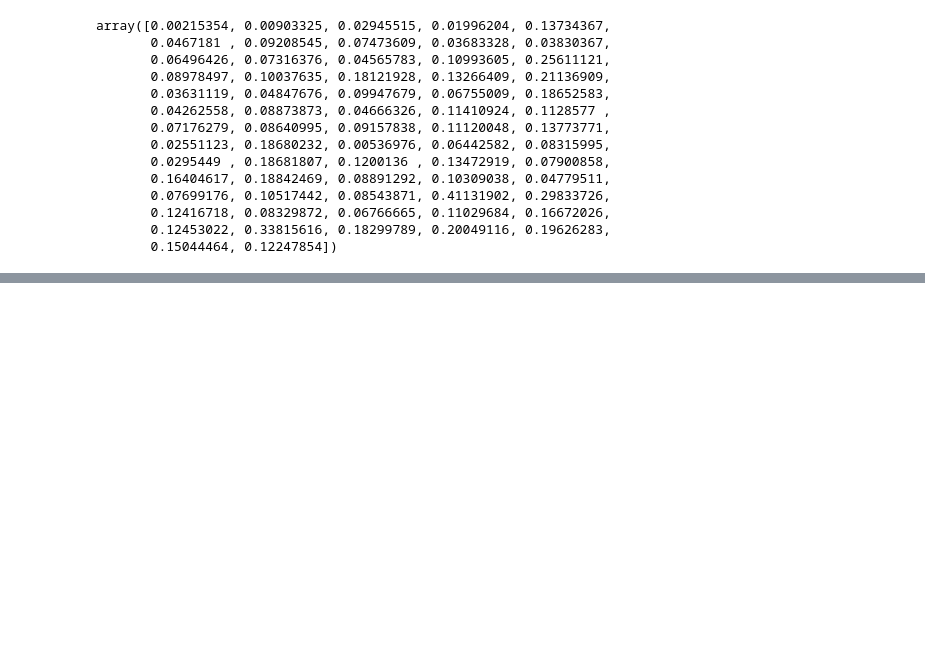
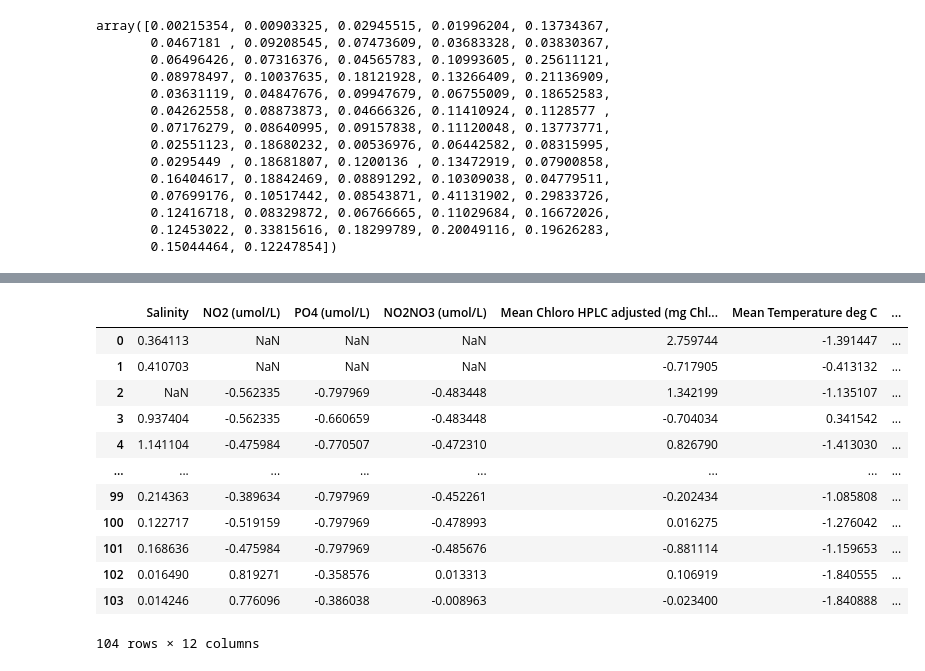
Before and after one commit to jonas-richter/tara_guidi2016_data, a Jupyter notebook: Eukaryote_abundance.ipynb, the cells around one changed output, grey strips where cells are left out. Cells and saved outputs as stored; diff of their text form; code cells hidden in the pictures; blank space fills up the shorter version.

```diff
--- a/Eukaryote_abundance.ipynb
+++ b/Eukaryote_abundance.ipynb
@@ -154,0 +225,19 @@ array([0.05950623, 0.23671628, 0.03273667, 0.09516441, 0.07590617,
+# %%
+# re-add 'Latitude', 'Longitude','Sample'
+df_scaled[['Latitude', 'Longitude','Sample']] = df[['Latitude', 'Longitude','Sample']]
+
+df_scaled
+# %% [output]
+|  | Salinity | NO2 (umol/L) | PO4 (umol/L) | NO2NO3 (umol/L) | Mean Chloro HPLC adjusted (mg Chl... | Mean Temperature deg C | ... |
+| 0 | 0.364113 | NaN | NaN | NaN | 2.759744 | -1.391447 | ... |
+| 1 | 0.410703 | NaN | NaN | NaN | -0.717905 | -0.413132 | ... |
+| 2 | NaN | -0.562335 | -0.797969 | -0.483448 | 1.342199 | -1.135107 | ... |
+| 3 | 0.937404 | -0.562335 | -0.660659 | -0.483448 | -0.704034 | 0.341542 | ... |
+| 4 | 1.141104 | -0.475984 | -0.770507 | -0.472310 | 0.826790 | -1.413030 | ... |
+| ... | ... | ... | ... | ... | ... | ... | ... |
+| 99 | 0.214363 | -0.389634 | -0.797969 | -0.452261 | -0.202434 | -1.085808 | ... |
+| 100 | 0.122717 | -0.519159 | -0.797969 | -0.478993 | 0.016275 | -1.276042 | ... |
+| 101 | 0.168636 | -0.475984 | -0.797969 | -0.485676 | -0.881114 | -1.159653 | ... |
+| 102 | 0.016490 | 0.819271 | -0.358576 | 0.013313 | 0.106919 | -1.840555 | ... |
+| 103 | 0.014246 | 0.776096 | -0.386038 | -0.008963 | -0.023400 | -1.840888 | ... |
+104 rows × 12 columns
```
Also changed, not shown: parts of 13 cells of this notebook.
